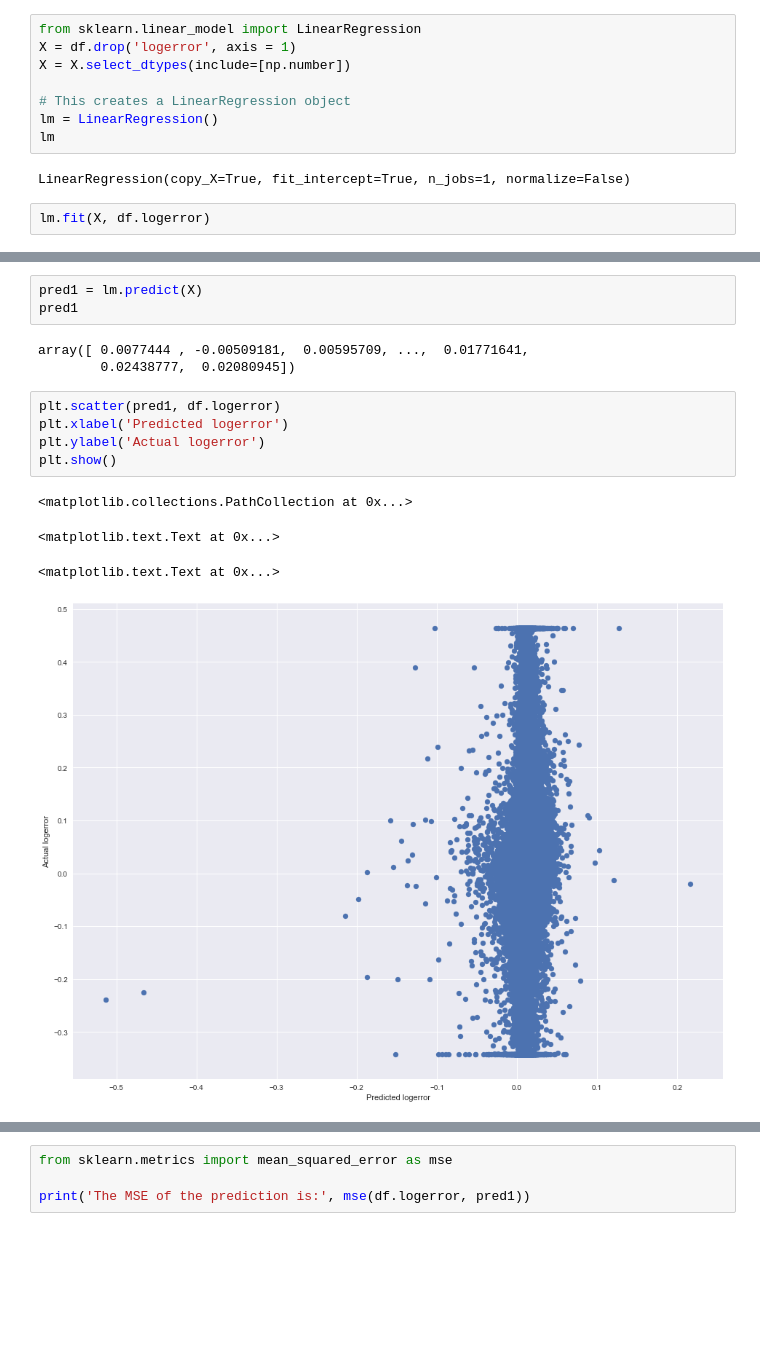
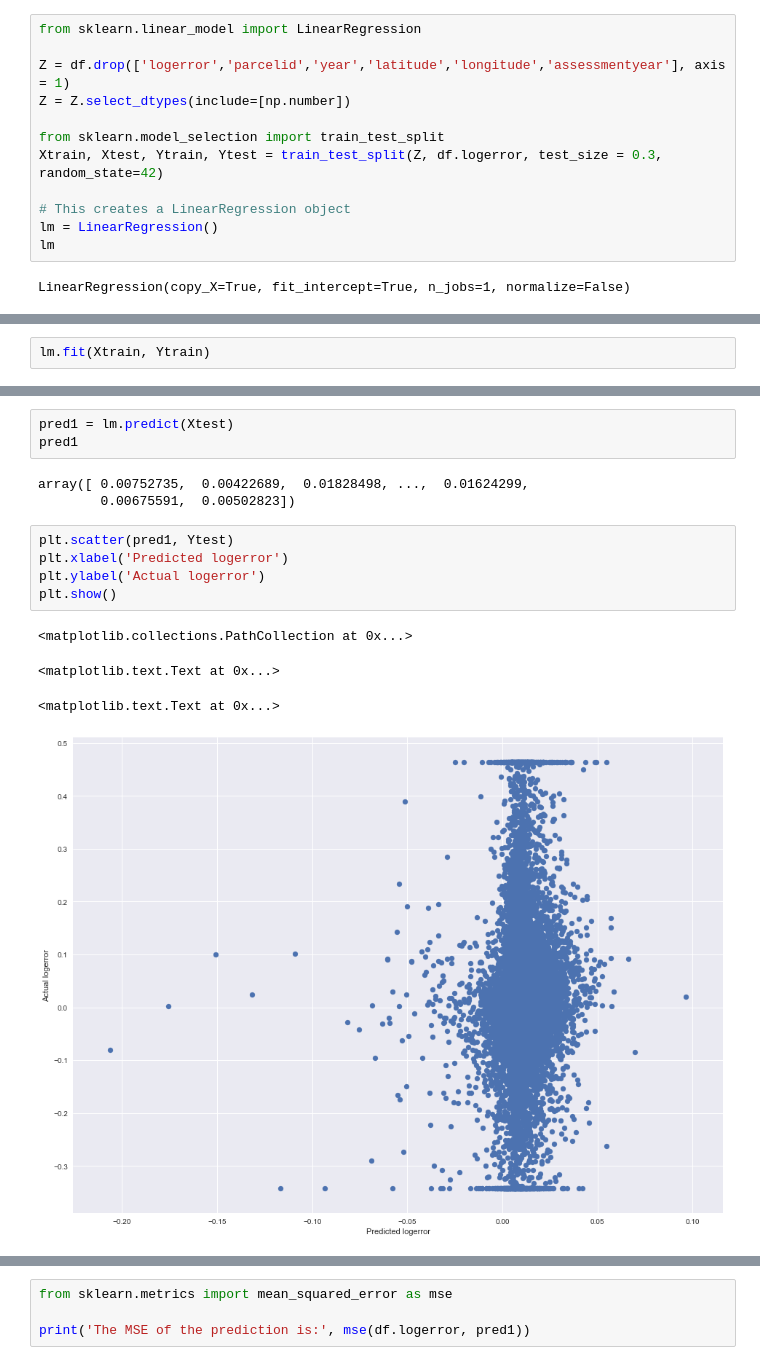
Before and after one commit to coneeleven/CareerTrack-Capstone1, a Jupyter notebook: Capstone 1 - Machine Learning.ipynb, the cells around one changed output, grey strips where cells are left out. Cells and saved outputs as stored; diff of their text form; blank space fills up the shorter version.

```diff
--- a/Capstone 1 - Machine Learning.ipynb
+++ b/Capstone 1 - Machine Learning.ipynb
@@ -99,13 +99,15 @@ OLS Regression Results
 | Kurtosis: | 9.199 | Cond. No. | 1.27e+05 |
 # %%
 from sklearn.linear_model import LinearRegression
-X = df.drop('logerror', axis = 1)
-X = X.select_dtypes(include=[np.number])
+
+Z = df.drop(['logerror','parcelid','year','latitude','longitude','assessmentyear'], axis = 1)
+Z = Z.select_dtypes(include=[np.number])
+
+from sklearn.model_selection import train_test_split
+Xtrain, Xtest, Ytrain, Ytest = train_test_split(Z, df.logerror, test_size = 0.3, random_state=42)
 
 # This creates a LinearRegression object
 lm = LinearRegression()
 lm
 # %% [output]
 LinearRegression(copy_X=True, fit_intercept=True, n_jobs=1, normalize=False)
-# %%
-lm.fit(X, df.logerror)
@@ -113,0 +114,2 @@ LinearRegression(copy_X=True, fit_intercept=True, n_jobs=1, normalize=False)
+# %%
+lm.fit(Xtrain, Ytrain)
@@ -134,16 +137,16 @@ pd.DataFrame(list(zip(X.columns, lm.coef_)), columns = ['features','estimatedCoe
 # %%
-pred1 = lm.predict(X)
+pred1 = lm.predict(Xtest)
 pred1
 # %% [output]
-array([ 0.0077444 , -0.00509181,  0.00595709, ...,  0.01771641,
-        0.02438777,  0.02080945])
+array([ 0.00752735,  0.00422689,  0.01828498, ...,  0.01624299,
+        0.00675591,  0.00502823])
 # %%
-plt.scatter(pred1, df.logerror)
+plt.scatter(pred1, Ytest)
 plt.xlabel('Predicted logerror')
 plt.ylabel('Actual logerror')
 plt.show()
 # %% [output]
 <matplotlib.collections.PathCollection at 0x...>
 <matplotlib.text.Text at 0x...>
 <matplotlib.text.Text at 0x...>
-[figure, old version]
+[figure, new version]
```
Also changed, not shown: parts of 8 cells of this notebook.
